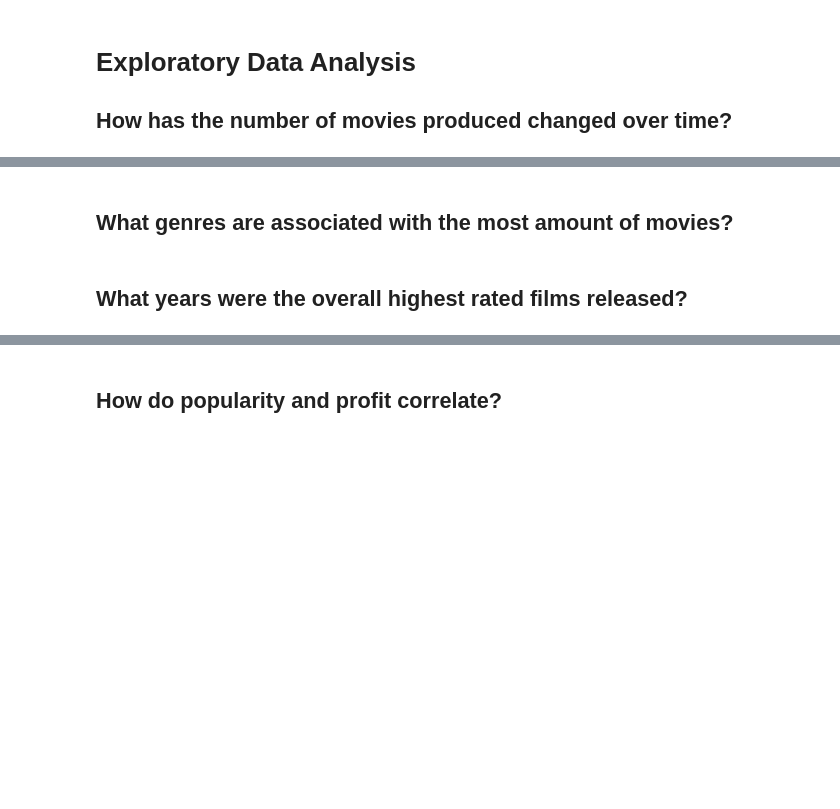
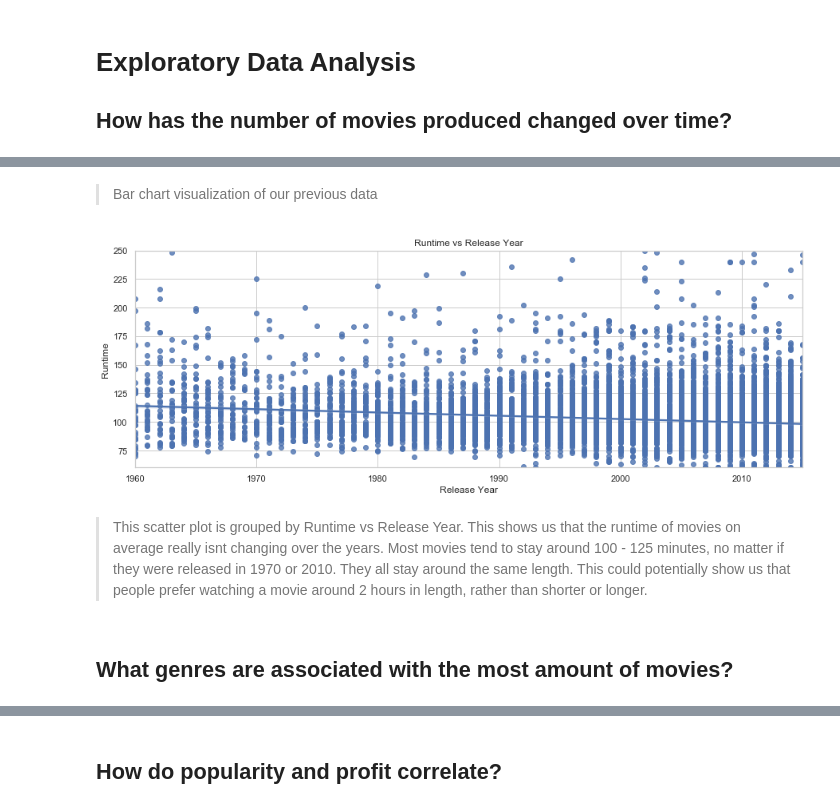
Before and after one commit to TJRiker11/Investigating-a-Data-Set---TMDB-Movies, a Jupyter notebook: Investigating Data Sets/Investigating a Data Set - TMDB Movies.ipynb, the cells around one changed output, grey strips where cells are left out. Drawn from its saved outputs; the diff is of its cells as text; code cells hidden in the pictures; blank space fills up the shorter version.

```diff
--- a/Investigating Data Sets/Investigating a Data Set - TMDB Movies.ipynb
+++ b/Investigating Data Sets/Investigating a Data Set - TMDB Movies.ipynb
@@ -283,4 +331,15 @@ memory usage: 5.9+ MB
+# %% [markdown]
+> Bar chart visualization of our previous data
+# %%
+plt.figure(figsize=(15,5))
+plt.ylim(60, 250)
+sns.regplot(x=final_df["release_year"],y=final_df["runtime"]).set_title("Runtime vs Release Year")
+plt.xlabel('Release Year')
+plt.ylabel('Runtime')
+plt.show()
+# %% [output]
+[figure, added]
+# %% [markdown]
+> This scatter plot is grouped by Runtime vs Release Year. This shows us that the runtime of movies on average really isnt changing over the years. Most movies tend to stay around 100 - 125 minutes, no matter if they were released in 1970 or 2010. They all stay around the same length. This could potentially show us that people prefer watching a movie around 2 hours in length, rather than shorter or longer.
 # %% [markdown]
 ##  What genres are associated with the most amount of movies?
-# %% [markdown]
-## What years were the overall highest rated films released?
```
Also changed, not shown: parts of 22 cells of this notebook, 1 other file.
